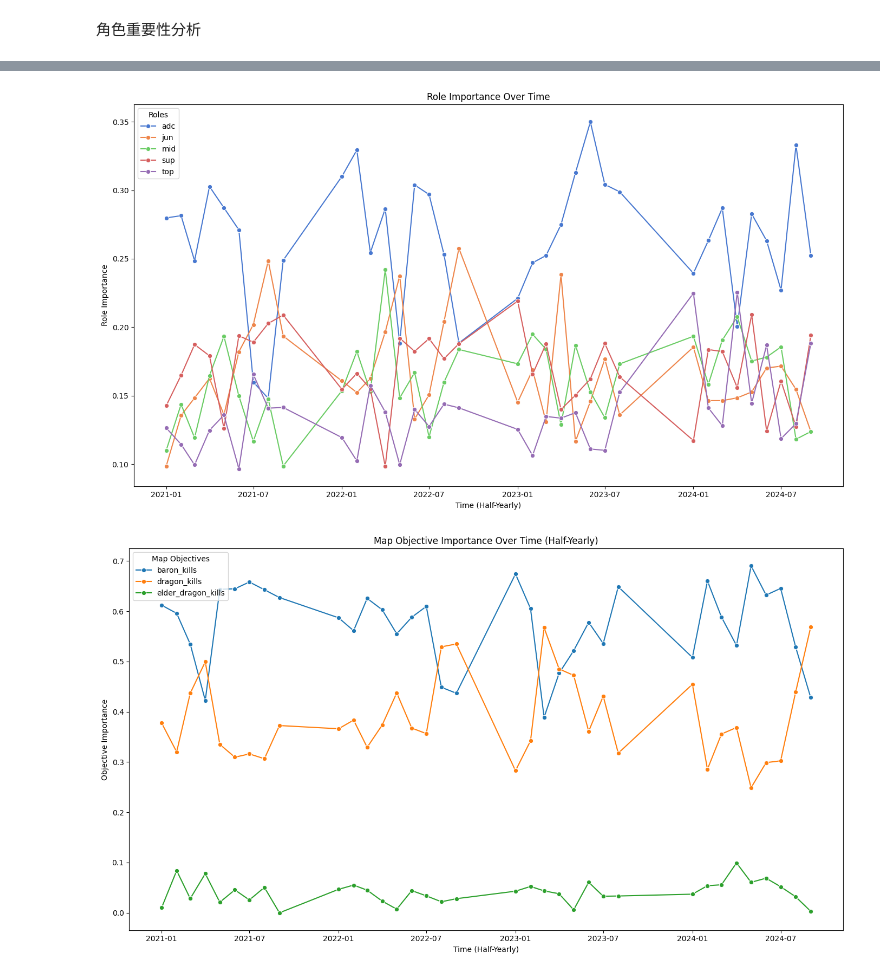
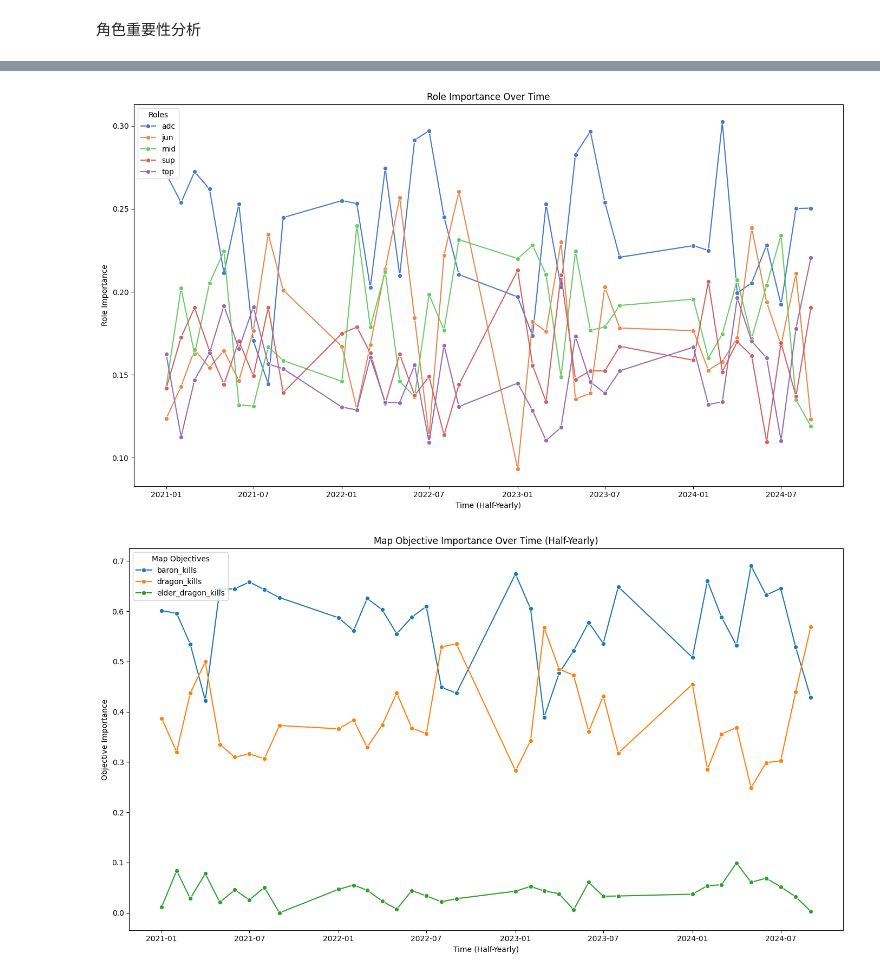
Before and after one commit to MonicaChen0330/LOL-Worlds-Predictions, a Jupyter notebook: FeatureAnalysis.ipynb, the cells around one changed output, grey strips where cells are left out. Drawn from its saved outputs; the diff is of its cells as text; code cells hidden in the pictures.

Commit message:
add: output file train/test_lol_selected.csv
Dealing with null values and output files.

```diff
--- a/FeatureAnalysis.ipynb
+++ b/FeatureAnalysis.ipynb
@@ -11,9 +11,14 @@ from scipy.stats import zscore
 import re
 # %%
 # Load processed dataset
-train_file_path = './train_lol_cleaned.csv'
-data = pd.read_csv(train_file_path)
+data = pd.read_csv('./train_lol_cleaned.csv')
+test_data = pd.read_csv('./test_lol_cleaned.csv')
+
+# 保留B隊的預測資料，以便分析單隊伍資料
+raw_data = data.drop(["B_firstBlood", "B_firstTowerKill"], axis=1)
+
 data.drop(["B_firstBlood", "B_firstTowerKill"], axis=1, inplace=True)
+test_data.drop(["B_firstBlood", "B_firstTowerKill"], axis=1, inplace=True)
 # %% [markdown]
 資料平衡性檢查
 # %%
@@ -30,0 +38,18 @@ plt.show()
+# %%
+null_counts = data.isnull().sum()
+null_percentage = (null_counts / len(data)) * 100
+
+# 篩選有缺失值的特徵
+null_features = null_percentage[null_percentage > 0]
+
+# 列印有缺失值的特徵名稱及其缺失比例
+if not null_features.empty:
+    print("Features with missing values and their null percentages:")
+    for feature, percentage in null_features.items():
+        print(f"{feature}: {percentage:.2f}%")
+else:
+    print("No features have missing values.")
+
+# 刪除有缺失值的列
+missing_indices = data[data['A_jun_kills'].isnull()].index
+data = data.drop(index=missing_indices)
@@ -31,10 +74,6 @@ plt.show()
 # %% [markdown]
 離群值檢查
 # %%
-# 移除具有null values的feature: opScore, voidgrubs
-op_scores = [col for col in data.columns if col.endswith('opScore')]
-data.drop(op_scores + ['A_voidgrubs', 'B_voidgrubs'], axis=1, inplace=True)
-
 # 選擇沒有固定上限的數值型特徵
 fixed_upper_limit_features = [
     col for col in data.columns
@@ -143,8 +238,6 @@ plt.show()
 # 定義特徵和目標變數
 X = data.drop(columns=['game_date', 'A_teamname', 'B_teamname'] + target_features)
 y = data['A_wins']
-
-# 將資料分為訓練集和測試集
 X_train, X_test, y_train, y_test = train_test_split(X, y, test_size=0.2, random_state=42)
 
 # 資料標準化（僅對數值型特徵）
@@ -155,16 +248,14 @@ X_test_scaled = pd.DataFrame(scaler.transform(X_test[numeric_features]), columns
 
 # 加入時間序列資料
 data['game_date'] = pd.to_datetime(data['game_date'], errors='coerce').dt.tz_localize(None)
-data = data.assign(
-    HalfYear=data['game_date'].dt.to_period('6M')
-)
+data = data.assign(HalfYear=data['game_date'].dt.to_period('6M'))
 
 # 按半年分組資料
 data_groups = []
 for half_year, group in data.groupby('HalfYear'):
     group_indices = group.index
-    X_group = X_train_scaled.loc[group_indices.intersection(X_train.index)]  # 從標準化的資料中篩選對應行
-    y_group = y_train.loc[group_indices.intersection(y_train.index)]        # 篩選對應的目標變數
+    X_group = X_train_scaled.loc[group_indices.intersection(X_train.index)]
+    y_group = y_train.loc[group_indices.intersection(y_train.index)]
     if not X_group.empty:  # 確保分組資料不為空
         data_groups.append((half_year.start_time, X_group, y_group))
 
@@ -173,34 +264,34 @@ all_feature_importances = []
 for half_year, X_group, y_group in data_groups:
     rf = RandomForestClassifier(random_state=42, n_estimators=100)
     rf.fit(X_group, y_group)
 
     feature_importances_group = pd.DataFrame({
         'Feature': X_group.columns,
         'Importance': rf.feature_importances_
     })
     feature_importances_group['HalfYear'] = half_year
     all_feature_importances.append(feature_importances_group)
 
 # 合併所有的特徵重要性結果
 combined_feature_importances = pd.concat(all_feature_importances)
 combined_feature_importances['BaseFeature'] = combined_feature_importances['Feature'].str.replace(r'^[AB]_', '', regex=True)
 combined_feature_importances['Role'] = combined_feature_importances['BaseFeature'].str.extract(r'(top|jun|mid|adc|sup)_')
 
 # 按角色和時間計算總特徵重要性
 role_importances_over_time = combined_feature_importances.groupby(['HalfYear', 'Role'])['Importance'].sum().reset_index()
 role_importances_over_time['SmoothedImportance'] = role_importances_over_time.groupby('Role')['Importance'].transform(lambda x: x.rolling(window=3, min_periods=1).mean())
 
 # 繪製角色重要性隨時間的變化圖
 plt.figure(figsize=(14, 8))
 sns.lineplot(x='HalfYear', y='Importance', hue='Role', data=role_importances_over_time, marker='o', palette='muted')
 plt.title('Role Importance Over Time')
 plt.xlabel('Time (Half-Yearly)')
 plt.ylabel('Role Importance')
 plt.legend(title='Roles', loc='upper left')
 plt.tight_layout()
 plt.show()
 # %% [output]
-[figure, old version]
+[figure, new version]
 # %%
 # 定義地圖物件特徵
 map_object_features = ['baron_kills', 'dragon_kills', 'elder_dragon_kills']
```
Also changed, not shown: parts of 12 cells of this notebook.
